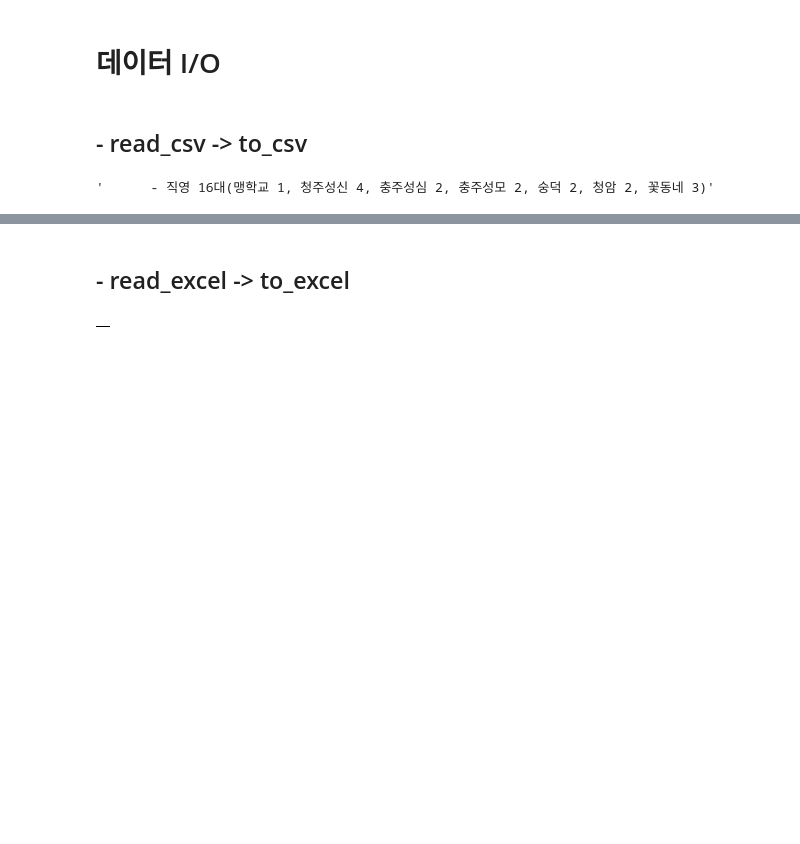
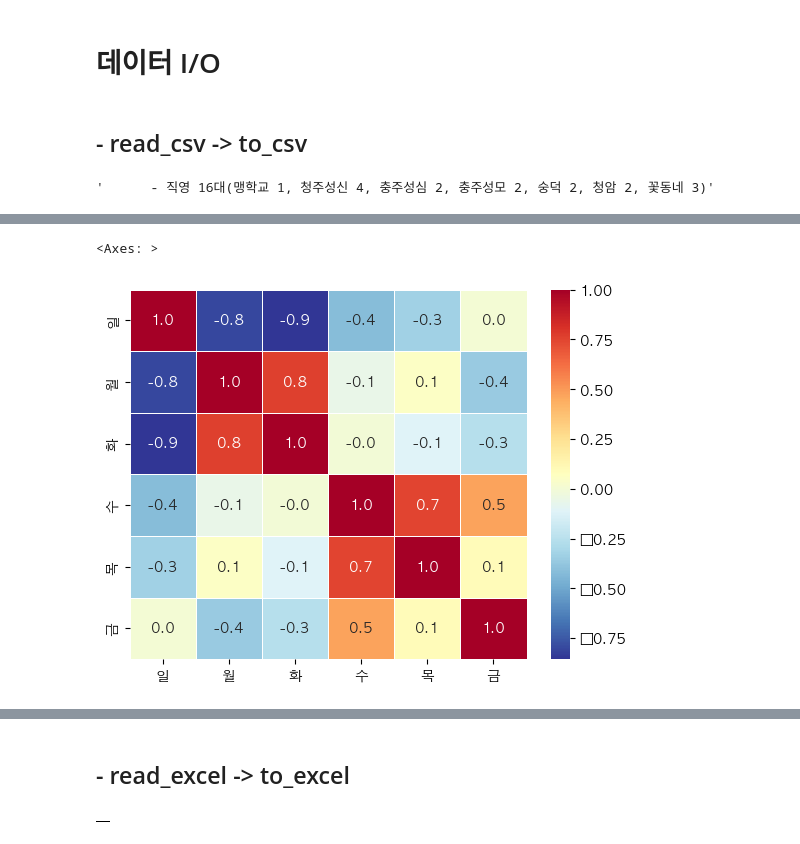
Before and after one commit to JJH123123123/pac-program-analyze-club-, a Jupyter notebook: pac/2.ipynb, the cells around one changed output, grey strips where cells are left out. Saved outputs shown, nothing was run; the diff lists cells and outputs as text; code cells hidden in the pictures; blank space fills up the shorter version.

```diff
--- a/pac/2.ipynb
+++ b/pac/2.ipynb
@@ -508,0 +897,5 @@ X
+# %%
+sns.heatmap(ZZ_corr, fmt='0.1f', cmap='RdYlBu_r', annot=True, linewidths=0.5)
+# %% [output]
+<Axes: >
+[figure, added]
```
Also changed, not shown: parts of 81 cells of this notebook.
